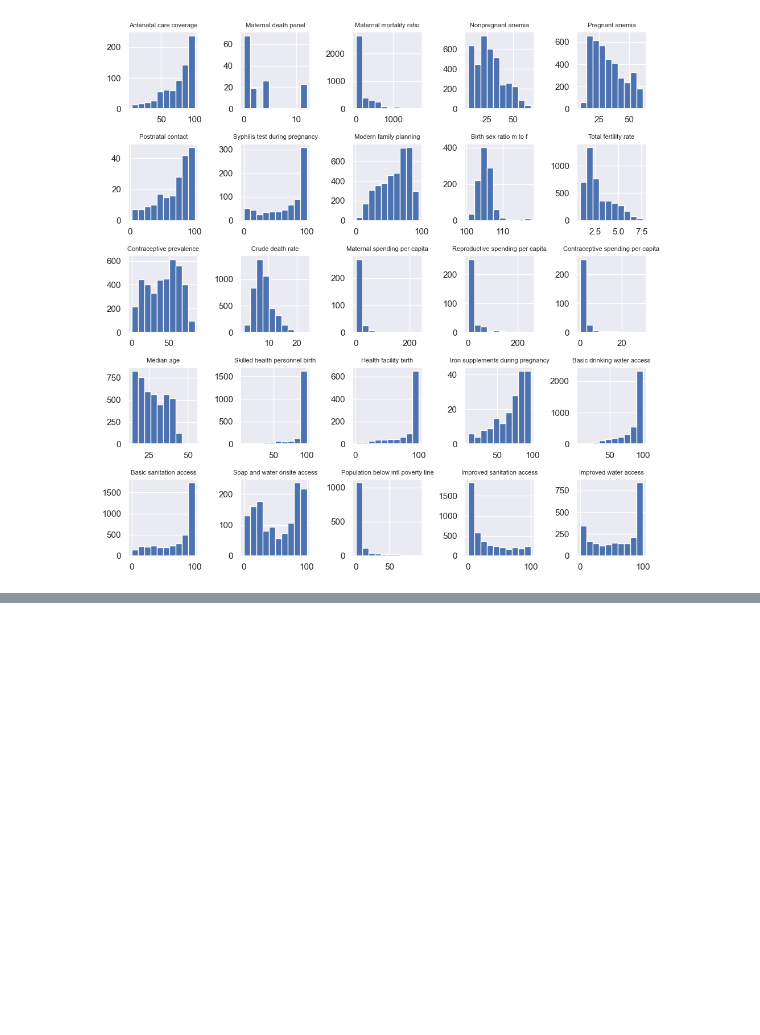
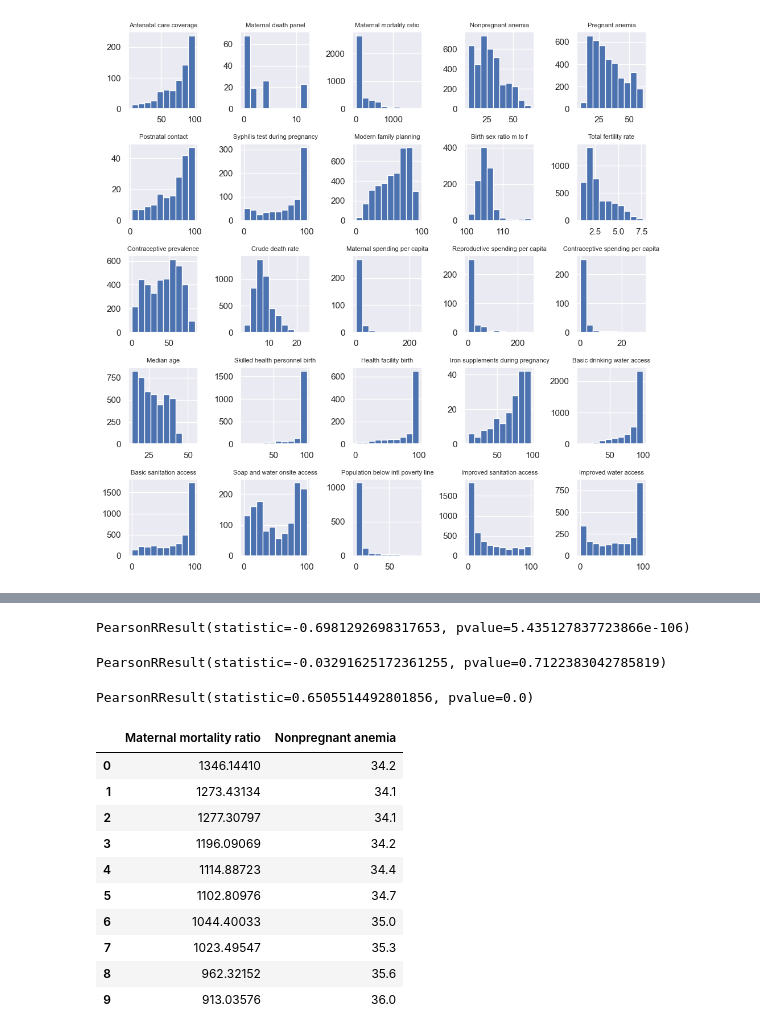
Before and after one commit to mangocrush/whomaternal, a Jupyter notebook: WHOproject.ipynb, the cells around one changed output, grey strips where cells are left out. Drawn from its saved outputs; the diff is of its cells as text; code cells hidden in the pictures; blank space fills up the shorter version.

```diff
--- a/WHOproject.ipynb
+++ b/WHOproject.ipynb
@@ -357,0 +377,39 @@ plt.show()
+# %%
+for i in range(len(df0)):
+    xl = df0['Maternal mortality ratio'].dropna()
+    ya = df0['Antenatal care coverage'].dropna()
+    da = pd.concat([xl,ya], axis = 1)
+    da = da.dropna()
+scipy.stats.pearsonr(da['Maternal mortality ratio'], da['Antenatal care coverage'])
+# %% [output]
+PearsonRResult(statistic=-0.6981292698317653, pvalue=5.435127837723866e-106)
+# %%
+for i in range(len(df0)):
+    yb = df0['Maternal death panel'].dropna()
+    db = pd.concat([xl,yb], axis = 1)
+    db = db.dropna()
+scipy.stats.pearsonr(db['Maternal mortality ratio'], db['Maternal death panel'])
+# %% [output]
+PearsonRResult(statistic=-0.03291625172361255, pvalue=0.7122383042785819)
+# %%
+for i in range(len(df0)):
+    yc = df0['Nonpregnant anemia'].dropna()
+    dc = pd.concat([xl,yc], axis = 1)
+    dc = dc.dropna()
+scipy.stats.pearsonr(dc['Maternal mortality ratio'], dc['Nonpregnant anemia'])
+# %% [output]
+PearsonRResult(statistic=0.6505514492801856, pvalue=0.0)
+# %%
+dc.head(10)
+# %% [output]
+|  | Maternal mortality ratio | Nonpregnant anemia |
+| 0 | 1346.14410 | 34.2 |
+| 1 | 1273.43134 | 34.1 |
+| 2 | 1277.30797 | 34.1 |
+| 3 | 1196.09069 | 34.2 |
+| 4 | 1114.88723 | 34.4 |
+| 5 | 1102.80976 | 34.7 |
+| 6 | 1044.40033 | 35.0 |
+| 7 | 1023.49547 | 35.3 |
+| 8 | 962.32152 | 35.6 |
+| 9 | 913.03576 | 36.0 |
```
Also changed, not shown: parts of 17 cells of this notebook.
